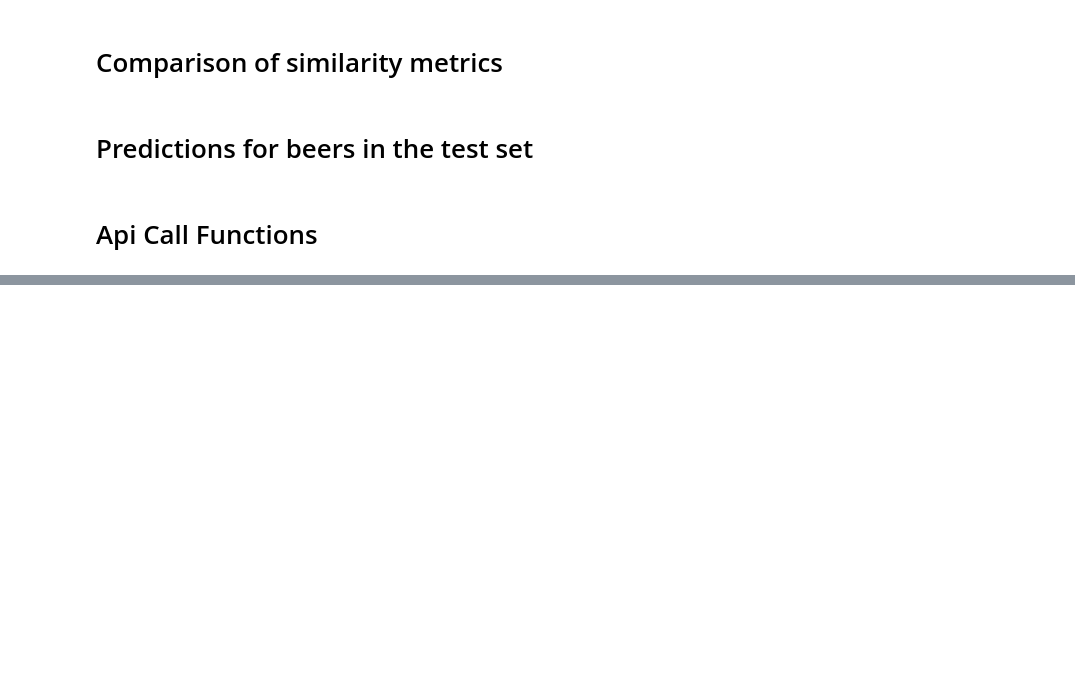
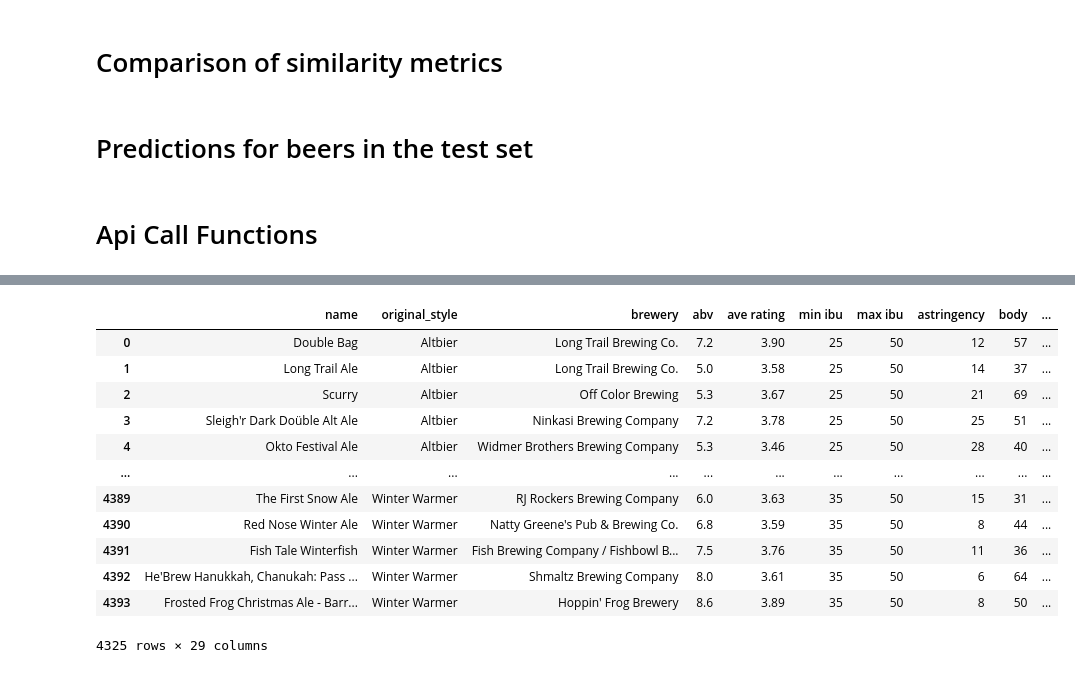
Before and after one commit to ltexp1998/zytholic_project, a Jupyter notebook: notebooks/atc_KMeans_base.ipynb, the cells around one changed output, grey strips where cells are left out. Drawn from its saved outputs; the diff is of its cells as text; code cells hidden in the pictures; blank space fills up the shorter version.

```diff
--- a/notebooks/atc_KMeans_base.ipynb
+++ b/notebooks/atc_KMeans_base.ipynb
@@ -348,4 +356,15 @@ results.groupby('style')[['matching_percent', 'matching_substyle']].agg('describ
 # %%
 from zytholic_project.apicall import *
 # %%
-get_most_similar_beers('Donnybrook Stout', n_beers=5)
+# Import data, preprocess it
+# To extract for function and to be executed only once
+model = BaseModel()
+model.get_data()
+model.set_preprocess_pipeline()
+model.preprocess.fit(model.working_df)
+model.X = model.preprocess.transform(model.working_df)
+
+# Get similarity scores between beers
+# To extract for function and to be executed only once
+
+kernel = cosine_similarity(model.X, model.X)
@@ -359,0 +382,16 @@ get_most_similar_beers('Donnybrook Stout', n_beers=5)
+# %%
+model.working_df
+# %% [output]
+|  | name | original_style | brewery | abv | ave rating | min ibu | max ibu | astringency | body | ... |
+| 0 | Double Bag | Altbier | Long Trail Brewing Co. | 7.2 | 3.90 | 25 | 50 | 12 | 57 | ... |
+| 1 | Long Trail Ale | Altbier | Long Trail Brewing Co. | 5.0 | 3.58 | 25 | 50 | 14 | 37 | ... |
+| 2 | Scurry | Altbier | Off Color Brewing | 5.3 | 3.67 | 25 | 50 | 21 | 69 | ... |
+| 3 | Sleigh'r Dark Doüble Alt Ale | Altbier | Ninkasi Brewing Company | 7.2 | 3.78 | 25 | 50 | 25 | 51 | ... |
+| 4 | Okto Festival Ale | Altbier | Widmer Brothers Brewing Company | 5.3 | 3.46 | 25 | 50 | 28 | 40 | ... |
+| ... | ... | ... | ... | ... | ... | ... | ... | ... | ... | ... |
+| 4389 | The First Snow Ale | Winter Warmer | RJ Rockers Brewing Company | 6.0 | 3.63 | 35 | 50 | 15 | 31 | ... |
+| 4390 | Red Nose Winter Ale | Winter Warmer | Natty Greene's Pub & Brewing Co. | 6.8 | 3.59 | 35 | 50 | 8 | 44 | ... |
+| 4391 | Fish Tale Winterfish | Winter Warmer | Fish Brewing Company / Fishbowl B... | 7.5 | 3.76 | 35 | 50 | 11 | 36 | ... |
+| 4392 | He'Brew Hanukkah, Chanukah: Pass ... | Winter Warmer | Shmaltz Brewing Company | 8.0 | 3.61 | 35 | 50 | 6 | 64 | ... |
+| 4393 | Frosted Frog Christmas Ale - Barr... | Winter Warmer | Hoppin' Frog Brewery | 8.6 | 3.89 | 35 | 50 | 8 | 50 | ... |
+4325 rows × 29 columns
```
Also changed, not shown: parts of 11 cells of this notebook, 4 other files.
